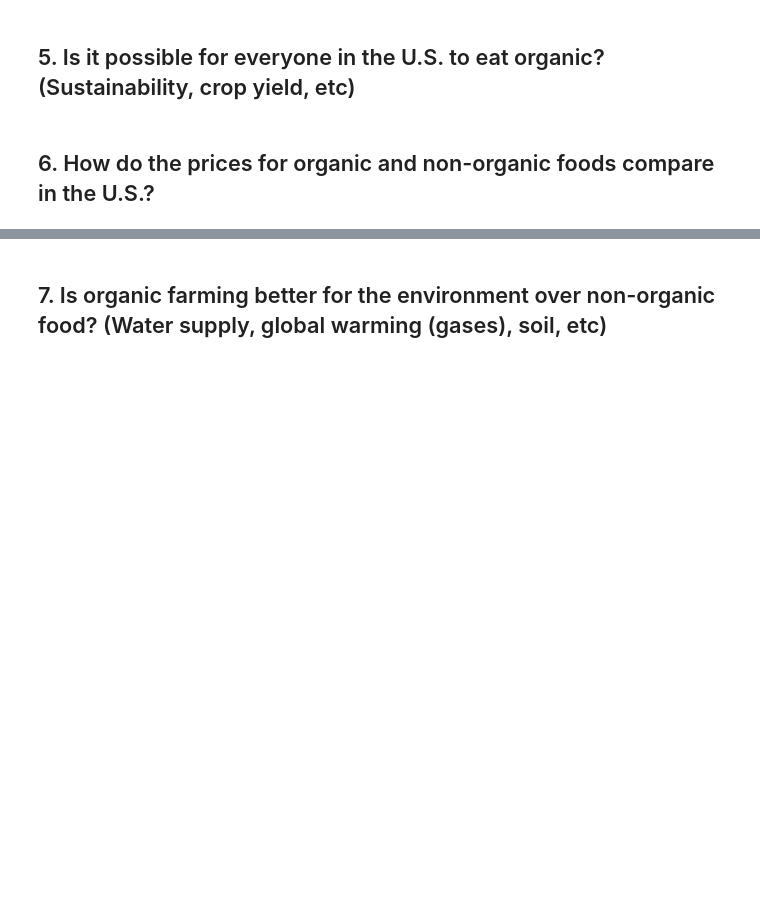
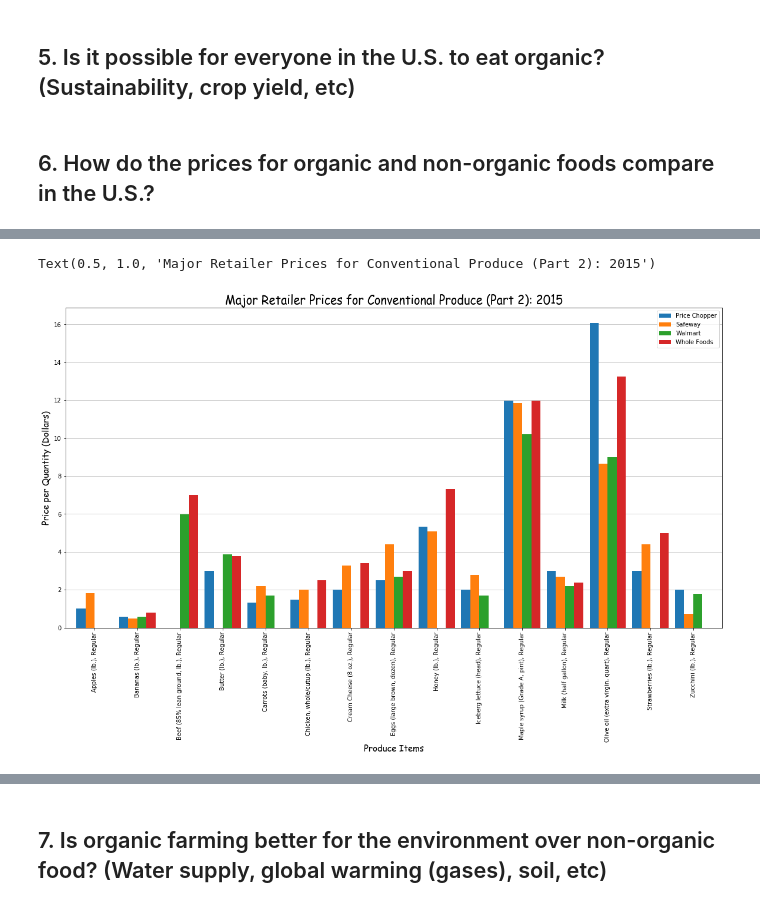
Before and after one commit to alswilli/CMPS-184-Final-Project, a Jupyter notebook: Is Organic Food worth it.ipynb, the cells around one changed output, grey strips where cells are left out. Saved outputs shown, nothing was run; the diff lists cells and outputs as text; code cells hidden in the pictures; blank space fills up the shorter version.

```diff
--- a/Is Organic Food worth it.ipynb
+++ b/Is Organic Food worth it.ipynb
@@ -252,0 +634,12 @@ Data is a little hard to understand (and the importnat stuff is in a word docume
+# %%
+fig, ax = plt.subplots()
+# df = pd.DataFrame({'A':26, 'B':20}, index=['N'])
+df2Conv.plot(kind='bar', ax=ax, figsize=(20, 10), width=0.85, zorder=3)
+ax.set_xlabel("Produce Items", fontname='Comic Sans MS', fontsize=15)
+ax.set_ylabel("Price per Quantity (Dollars)", fontname='Comic Sans MS', fontsize=15)
+ax.grid(alpha = 0.25, color = 'black', zorder = 0)
+ax.xaxis.grid(False)
+plt.title('Major Retailer Prices for Conventional Produce (Part 2): 2015', fontname='Comic Sans MS', fontsize=20)
+# %% [output]
+Text(0.5, 1.0, 'Major Retailer Prices for Conventional Produce (Part 2): 2015')
+[figure, added]
```
Also changed, not shown: parts of 17 cells of this notebook, 13 other files.
